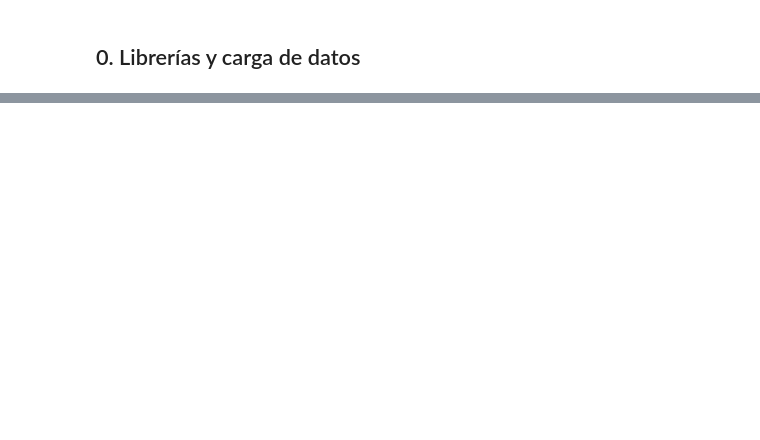
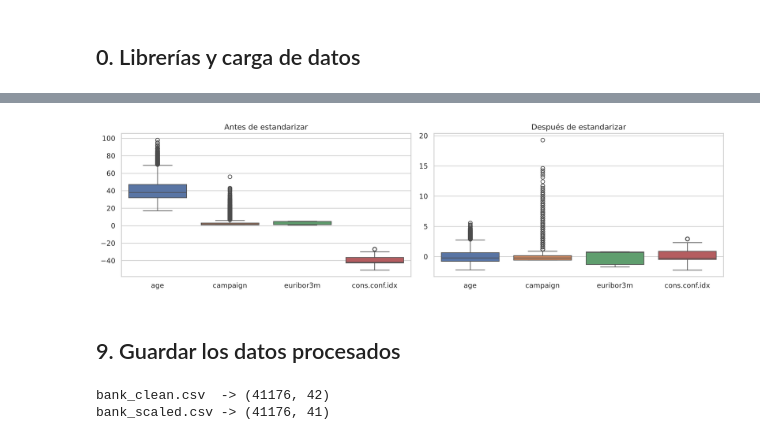
Before and after one commit to juliosalazar98/repositorio-TI26-Salazar, a Jupyter notebook: notebooks/02_preprocessing.ipynb, the cells around one changed output, grey strips where cells are left out. Cells and saved outputs as stored; diff of their text form; code cells hidden in the pictures; blank space fills up the shorter version.

Commit message:
Preprocesamiento de datos

```diff
--- a/notebooks/02_preprocessing.ipynb
+++ b/notebooks/02_preprocessing.ipynb
@@ -70,0 +110,14 @@ StandardScaler en numéricas (necesario para PCA).
+# %%
+# Binarias
+df["housing"] = (df["housing"] == "yes").astype(int)
+df["loan"] = (df["loan"] == "yes").astype(int)
+df["contact_cellular"] = (df["contact"] == "cellular").astype(int)
+df = df.drop(columns=["contact"])
+
+# Ordinal
+orden_educacion = {
+    "illiterate": 0, "basic.4y": 1, "basic.6y": 2, "basic.9y": 3,
+    "high.school": 4, "professional.course": 5, "university.degree": 6,
+}
+df["education"] = df["education"].map(orden_educacion)
+print("education:", sorted(df["education"].unique()))
@@ -70,0 +126,4 @@ StandardScaler en numéricas (necesario para PCA).
+# %%
+onehot = ["job", "marital", "month", "day_of_week", "poutcome"]
+df = pd.get_dummies(df, columns=onehot, drop_first=True, dtype=int)
+print("Columnas después de One-Hot:", df.shape[1])
@@ -70,0 +136,3 @@ StandardScaler en numéricas (necesario para PCA).
+# %%
+df["y"] = (df["y"] == "yes").astype(int)
+print(df["y"].value_counts())
@@ -70,0 +171,12 @@ StandardScaler en numéricas (necesario para PCA).
+# %%
+X = df.drop(columns=["y"])
+scaler = StandardScaler()
+X_scaled = pd.DataFrame(scaler.fit_transform(X), columns=X.columns)
+
+comparacion = pd.DataFrame({
+    "media_antes": X[["age", "campaign", "nr.employed", "euribor3m"]].mean(),
+    "desv_antes": X[["age", "campaign", "nr.employed", "euribor3m"]].std(),
+    "media_despues": X_scaled[["age", "campaign", "nr.employed", "euribor3m"]].mean(),
+    "desv_despues": X_scaled[["age", "campaign", "nr.employed", "euribor3m"]].std(),
+}).round(3)
+comparacion
@@ -70,0 +189,22 @@ StandardScaler en numéricas (necesario para PCA).
+# %%
+fig, axes = plt.subplots(1, 2, figsize=(14, 4))
+cols = ["age", "campaign", "euribor3m", "cons.conf.idx"]
+sns.boxplot(data=X[cols], ax=axes[0])
+axes[0].set_title("Antes de estandarizar")
+sns.boxplot(data=X_scaled[cols], ax=axes[1])
+axes[1].set_title("Después de estandarizar")
+plt.tight_layout()
+plt.show()
+# %% [output]
+[figure, added]
+# %% [markdown]
+## 9. Guardar los datos procesados
+# %%
+df.to_csv("../data/processed/bank_clean.csv", index=False)
+X_scaled.to_csv("../data/processed/bank_scaled.csv", index=False, float_format="%.6f")
+
+print("bank_clean.csv  ->", df.shape)
+print("bank_scaled.csv ->", X_scaled.shape)
+# %% [output]
+bank_clean.csv  -> (41176, 42)
+bank_scaled.csv -> (41176, 41)
```
Also changed, not shown: parts of 40 cells of this notebook, 2 other files.
